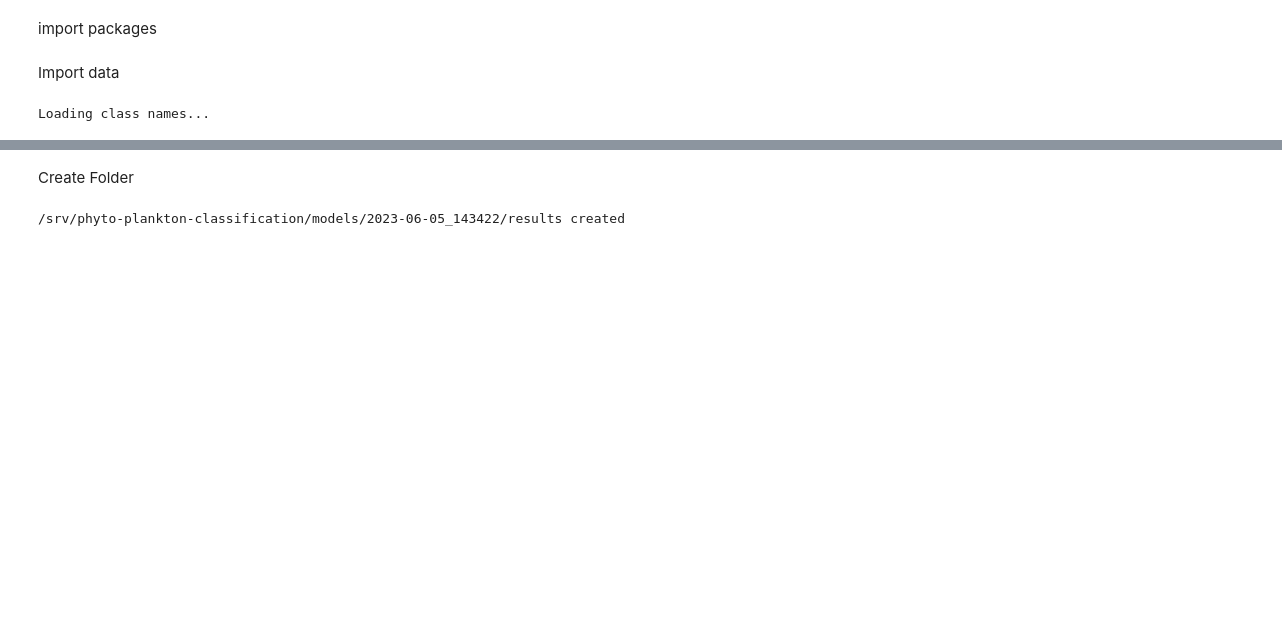
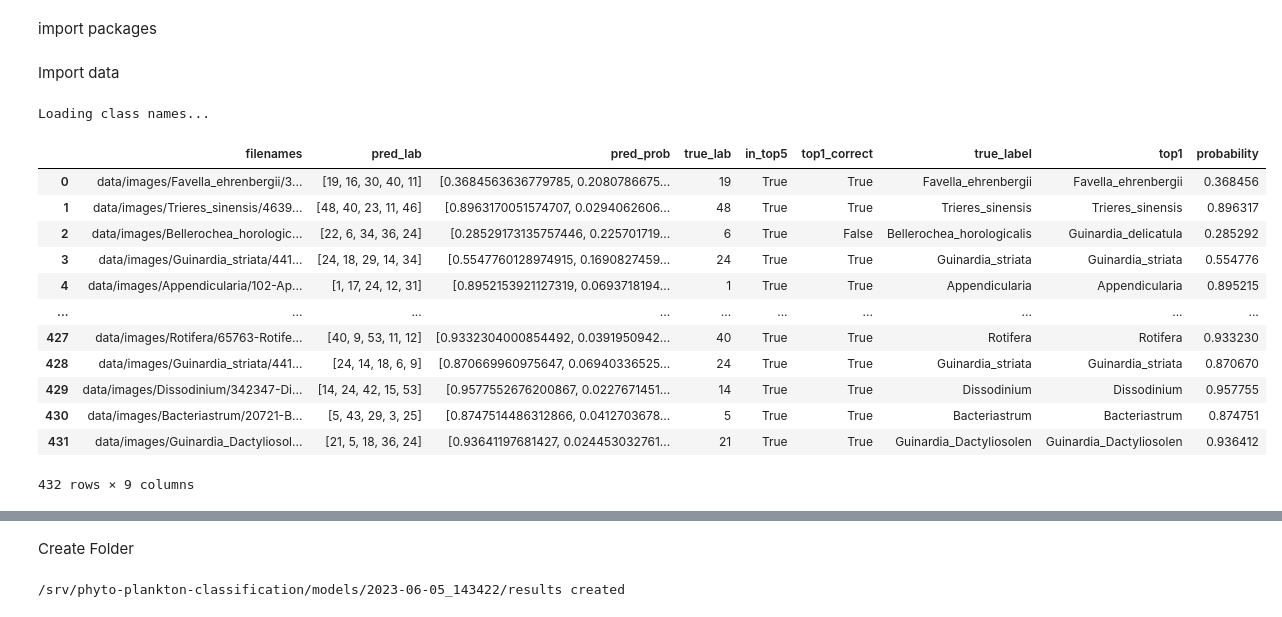
Before and after one commit to lifewatch/phyto-plankton-classification, a Jupyter notebook: notebooks/3.1-Prediction_statistics.ipynb, the cells around one changed output, grey strips where cells are left out. Drawn from its saved outputs; the diff is of its cells as text; code cells hidden in the pictures; blank space fills up the shorter version.

```diff
--- a/notebooks/3.1-Prediction_statistics.ipynb
+++ b/notebooks/3.1-Prediction_statistics.ipynb
@@ -51,4 +51,20 @@ data['top1']=data.apply(lambda row: class_names[row['pred_lab'][0]], axis=1)
 data['probability']=data.apply(lambda row: row['pred_prob'][0], axis=1)
 # %% [output]
 Loading class names...
+# %%
+data
+# %% [output]
+|  | filenames | pred_lab | pred_prob | true_lab | in_top5 | top1_correct | true_label | top1 | probability |
+| 0 | data/images/Favella_ehrenbergii/3... | [19, 16, 30, 40, 11] | [0.3684563636779785, 0.2080786675... | 19 | True | True | Favella_ehrenbergii | Favella_ehrenbergii | 0.368456 |
+| 1 | data/images/Trieres_sinensis/4639... | [48, 40, 23, 11, 46] | [0.8963170051574707, 0.0294062606... | 48 | True | True | Trieres_sinensis | Trieres_sinensis | 0.896317 |
+| 2 | data/images/Bellerochea_horologic... | [22, 6, 34, 36, 24] | [0.28529173135757446, 0.225701719... | 6 | True | False | Bellerochea_horologicalis | Guinardia_delicatula | 0.285292 |
+| 3 | data/images/Guinardia_striata/441... | [24, 18, 29, 14, 34] | [0.5547760128974915, 0.1690827459... | 24 | True | True | Guinardia_striata | Guinardia_striata | 0.554776 |
+| 4 | data/images/Appendicularia/102-Ap... | [1, 17, 24, 12, 31] | [0.8952153921127319, 0.0693718194... | 1 | True | True | Appendicularia | Appendicularia | 0.895215 |
+| ... | ... | ... | ... | ... | ... | ... | ... | ... | ... |
+| 427 | data/images/Rotifera/65763-Rotife... | [40, 9, 53, 11, 12] | [0.9332304000854492, 0.0391950942... | 40 | True | True | Rotifera | Rotifera | 0.933230 |
+| 428 | data/images/Guinardia_striata/441... | [24, 14, 18, 6, 9] | [0.870669960975647, 0.06940336525... | 24 | True | True | Guinardia_striata | Guinardia_striata | 0.870670 |
+| 429 | data/images/Dissodinium/342347-Di... | [14, 24, 42, 15, 53] | [0.9577552676200867, 0.0227671451... | 14 | True | True | Dissodinium | Dissodinium | 0.957755 |
+| 430 | data/images/Bacteriastrum/20721-B... | [5, 43, 29, 3, 25] | [0.8747514486312866, 0.0412703678... | 5 | True | True | Bacteriastrum | Bacteriastrum | 0.874751 |
+| 431 | data/images/Guinardia_Dactyliosol... | [21, 5, 18, 36, 24] | [0.93641197681427, 0.024453032761... | 21 | True | True | Guinardia_Dactyliosolen | Guinardia_Dactyliosolen | 0.936412 |
+432 rows × 9 columns
 # %%
```
Also changed, not shown: parts of 12 cells of this notebook, 6 other files.
